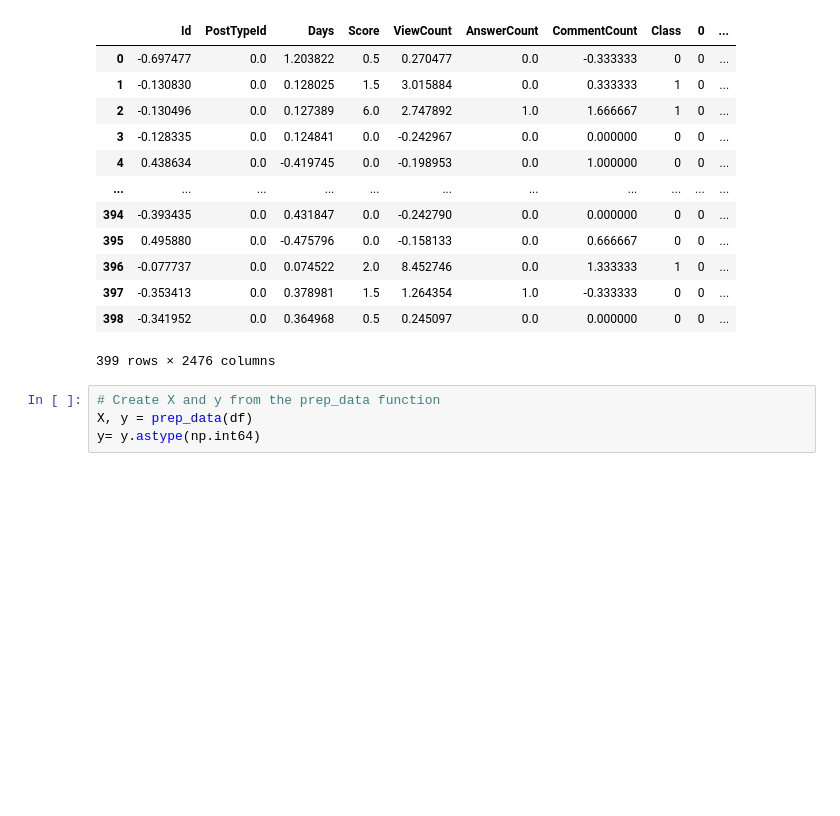
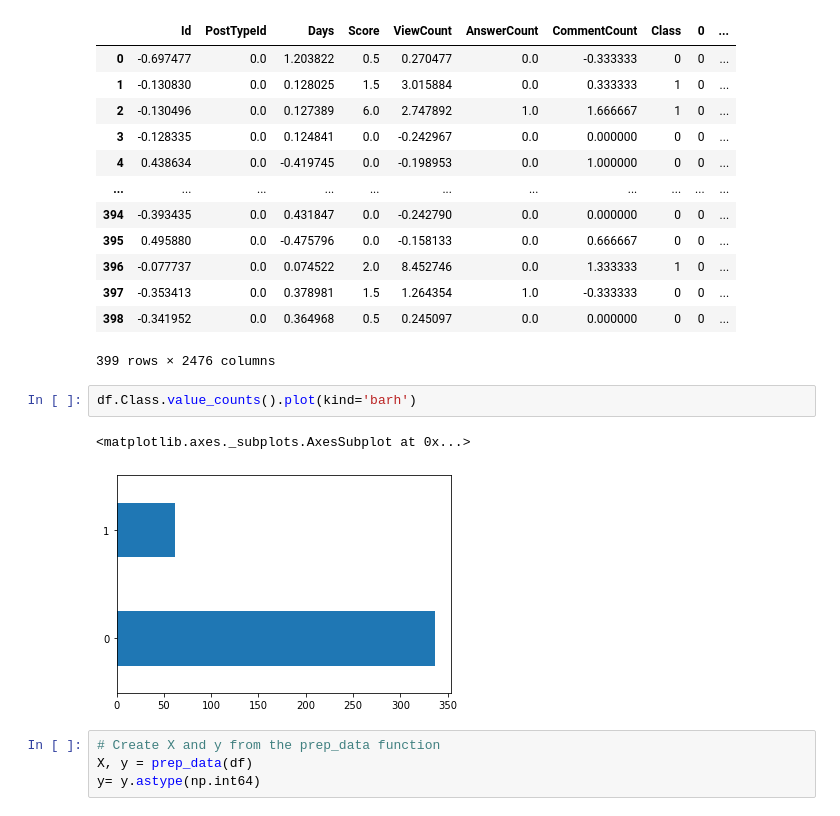
Before and after one commit to MasudSarker/OracleQuestionClassification, a Jupyter notebook: SQA-Research.ipynb, the cells around one changed output. Cells and saved outputs as stored; diff of their text form; blank space fills up the shorter version.

```diff
--- a/SQA-Research.ipynb
+++ b/SQA-Research.ipynb
@@ -212,6 +212,11 @@ df
 | 397 | -0.353413 | 0.0 | 0.378981 | 1.5 | 1.264354 | 1.0 | -0.333333 | 0 | 0 | ... |
 | 398 | -0.341952 | 0.0 | 0.364968 | 0.5 | 0.245097 | 0.0 | 0.000000 | 0 | 0 | ... |
 399 rows × 2476 columns
+# %%
+df.Class.value_counts().plot(kind='barh')
+# %% [output]
+<matplotlib.axes._subplots.AxesSubplot at 0x...>
+[figure, added]
 # %%
 # Create X and y from the prep_data function
 X, y = prep_data(df)
```
Also changed, not shown: parts of 2 cells of this notebook, 2 other files.
